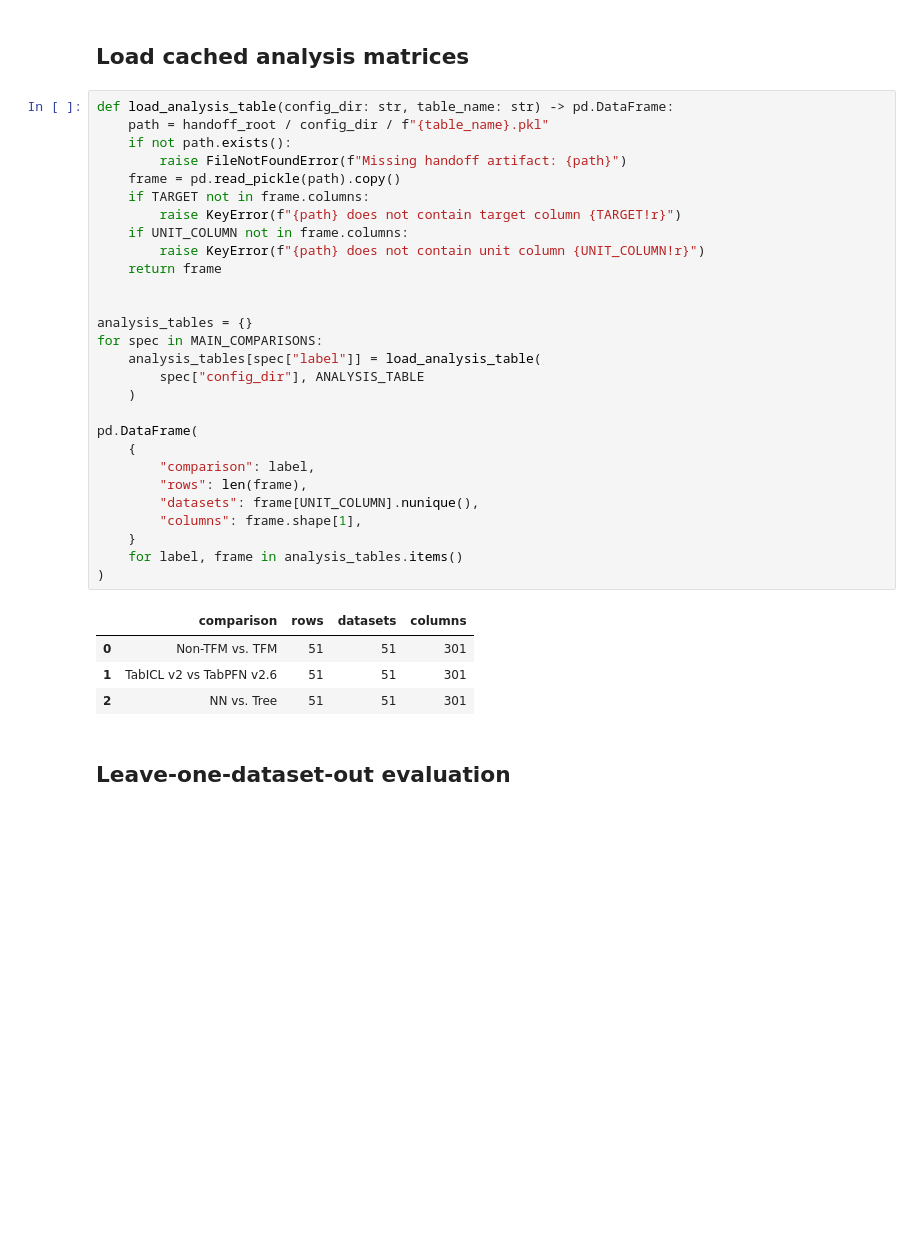
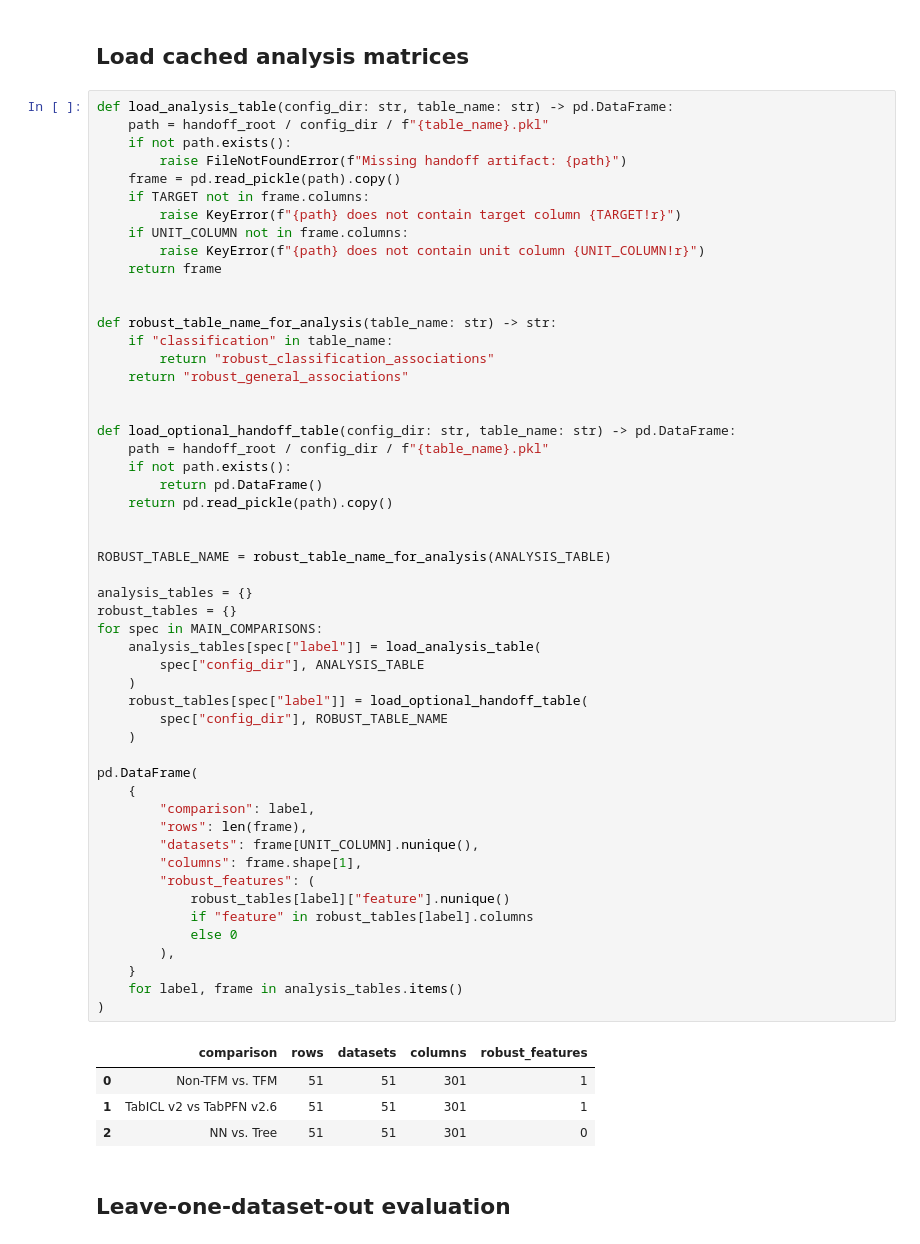
Before and after one commit to m-herre/meta-feature-analysis, a Jupyter notebook: notebooks/08_main_report_predictive_figures.ipynb, the cells around one changed output. Drawn from its saved outputs; the diff is of its cells as text; blank space fills up the shorter version.

```diff
--- a/notebooks/08_main_report_predictive_figures.ipynb
+++ b/notebooks/08_main_report_predictive_figures.ipynb
@@ -133,36 +135,60 @@ paper_figure_dir: /work/mherre/tabular-meta-feature-analysis/icml2026/figures
 # %%
 def load_analysis_table(config_dir: str, table_name: str) -> pd.DataFrame:
     path = handoff_root / config_dir / f"{table_name}.pkl"
     if not path.exists():
         raise FileNotFoundError(f"Missing handoff artifact: {path}")
     frame = pd.read_pickle(path).copy()
     if TARGET not in frame.columns:
         raise KeyError(f"{path} does not contain target column {TARGET!r}")
     if UNIT_COLUMN not in frame.columns:
         raise KeyError(f"{path} does not contain unit column {UNIT_COLUMN!r}")
     return frame
 
 
+def robust_table_name_for_analysis(table_name: str) -> str:
+    if "classification" in table_name:
+        return "robust_classification_associations"
+    return "robust_general_associations"
+
+
+def load_optional_handoff_table(config_dir: str, table_name: str) -> pd.DataFrame:
+    path = handoff_root / config_dir / f"{table_name}.pkl"
+    if not path.exists():
+        return pd.DataFrame()
+    return pd.read_pickle(path).copy()
+
+
+ROBUST_TABLE_NAME = robust_table_name_for_analysis(ANALYSIS_TABLE)
+
 analysis_tables = {}
+robust_tables = {}
 for spec in MAIN_COMPARISONS:
     analysis_tables[spec["label"]] = load_analysis_table(
         spec["config_dir"], ANALYSIS_TABLE
+    )
+    robust_tables[spec["label"]] = load_optional_handoff_table(
+        spec["config_dir"], ROBUST_TABLE_NAME
     )
 
 pd.DataFrame(
     {
         "comparison": label,
         "rows": len(frame),
         "datasets": frame[UNIT_COLUMN].nunique(),
         "columns": frame.shape[1],
+        "robust_features": (
+            robust_tables[label]["feature"].nunique()
+            if "feature" in robust_tables[label].columns
+            else 0
+        ),
     }
     for label, frame in analysis_tables.items()
 )
 # %% [output]
-|  | comparison | rows | datasets | columns |
-| 0 | Non-TFM vs. TFM | 51 | 51 | 301 |
-| 1 | TabICL v2 vs TabPFN v2.6 | 51 | 51 | 301 |
-| 2 | NN vs. Tree | 51 | 51 | 301 |
+|  | comparison | rows | datasets | columns | robust_features |
+| 0 | Non-TFM vs. TFM | 51 | 51 | 301 | 1 |
+| 1 | TabICL v2 vs TabPFN v2.6 | 51 | 51 | 301 | 1 |
+| 2 | NN vs. Tree | 51 | 51 | 301 | 0 |
 # %% [markdown]
 ## Leave-one-dataset-out evaluation
 # %%
```
Also changed, not shown: parts of 11 cells of this notebook.
